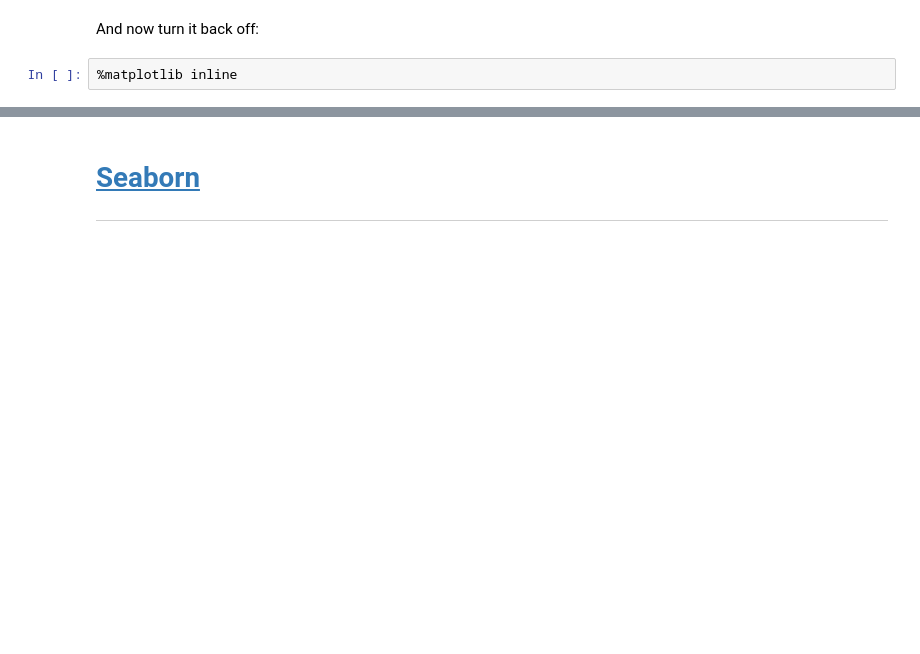
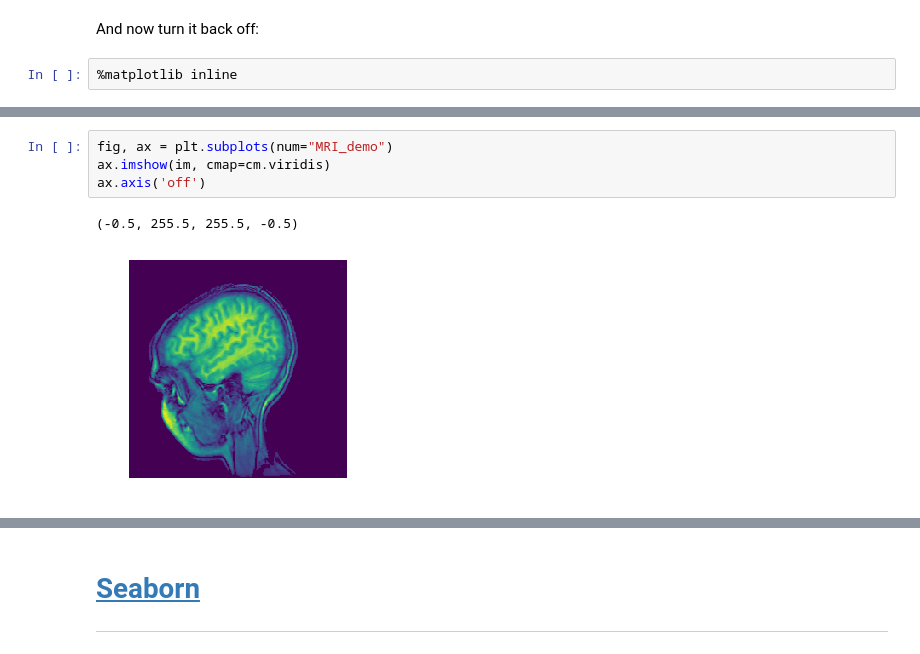
Before and after one commit to nuitrcs/pythonworkshops, a Jupyter notebook: dataanalysis/visualization/plotting.ipynb, the cells around one changed output, grey strips where cells are left out. Saved outputs shown, nothing was run; the diff lists cells and outputs as text; blank space fills up the shorter version.

```diff
--- a/dataanalysis/visualization/plotting.ipynb
+++ b/dataanalysis/visualization/plotting.ipynb
@@ -367,0 +463,7 @@ And now turn it back off:
+# %%
+fig, ax = plt.subplots(num="MRI_demo")
+ax.imshow(im, cmap=cm.viridis)
+ax.axis('off')
+# %% [output]
+(-0.5, 255.5, 255.5, -0.5)
+[figure, added]
```
Also changed, not shown: parts of 35 cells of this notebook, 1 other file.
